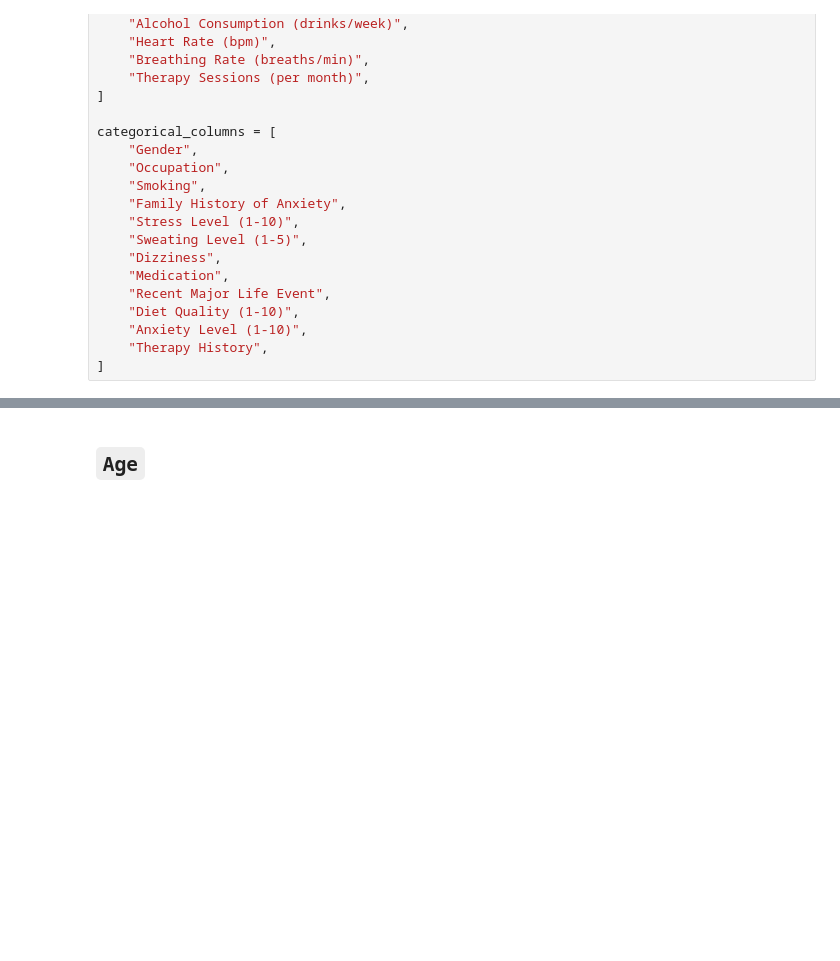
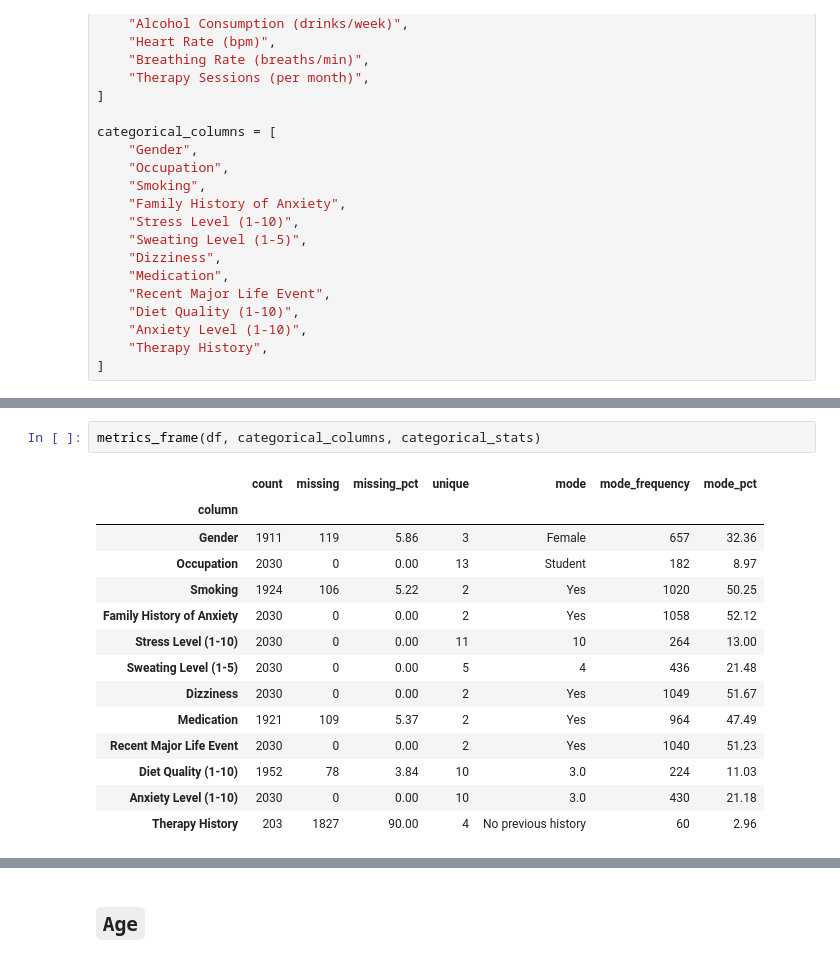
Before and after one commit to iman-arbab/social-anxiety, a Jupyter notebook: 01-PRE_PROCESS/pre_process.ipynb, the cells around one changed output, grey strips where cells are left out. Saved outputs shown, nothing was run; the diff lists cells and outputs as text; blank space fills up the shorter version.

```diff
--- a/01-PRE_PROCESS/pre_process.ipynb
+++ b/01-PRE_PROCESS/pre_process.ipynb
@@ -189,0 +343,17 @@ droppables = []
+# %%
+metrics_frame(df, categorical_columns, categorical_stats)
+# %% [output]
+|  | count | missing | missing_pct | unique | mode | mode_frequency | mode_pct |
+| column |  |  |  |  |  |  |  |
+| Gender | 1911 | 119 | 5.86 | 3 | Female | 657 | 32.36 |
+| Occupation | 2030 | 0 | 0.00 | 13 | Student | 182 | 8.97 |
+| Smoking | 1924 | 106 | 5.22 | 2 | Yes | 1020 | 50.25 |
+| Family History of Anxiety | 2030 | 0 | 0.00 | 2 | Yes | 1058 | 52.12 |
+| Stress Level (1-10) | 2030 | 0 | 0.00 | 11 | 10 | 264 | 13.00 |
+| Sweating Level (1-5) | 2030 | 0 | 0.00 | 5 | 4 | 436 | 21.48 |
+| Dizziness | 2030 | 0 | 0.00 | 2 | Yes | 1049 | 51.67 |
+| Medication | 1921 | 109 | 5.37 | 2 | Yes | 964 | 47.49 |
+| Recent Major Life Event | 2030 | 0 | 0.00 | 2 | Yes | 1040 | 51.23 |
+| Diet Quality (1-10) | 1952 | 78 | 3.84 | 10 | 3.0 | 224 | 11.03 |
+| Anxiety Level (1-10) | 2030 | 0 | 0.00 | 10 | 3.0 | 430 | 21.18 |
+| Therapy History | 203 | 1827 | 90.00 | 4 | No previous history | 60 | 2.96 |
```
Also changed, not shown: parts of 91 cells of this notebook, 1 other file.
